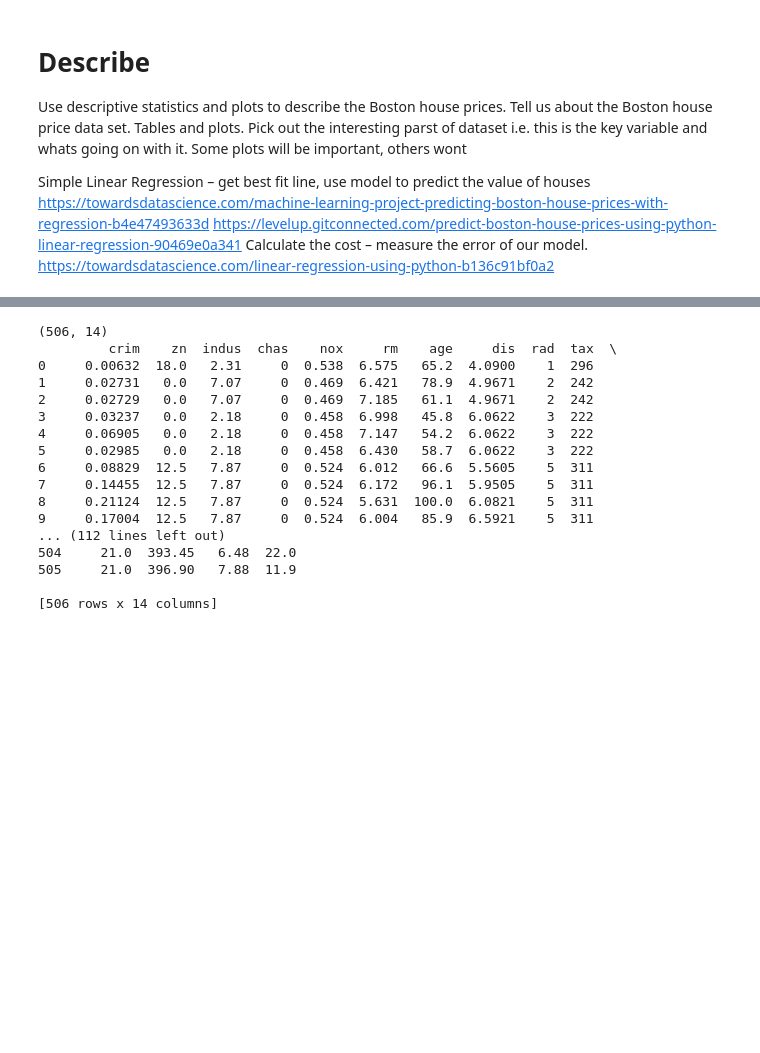
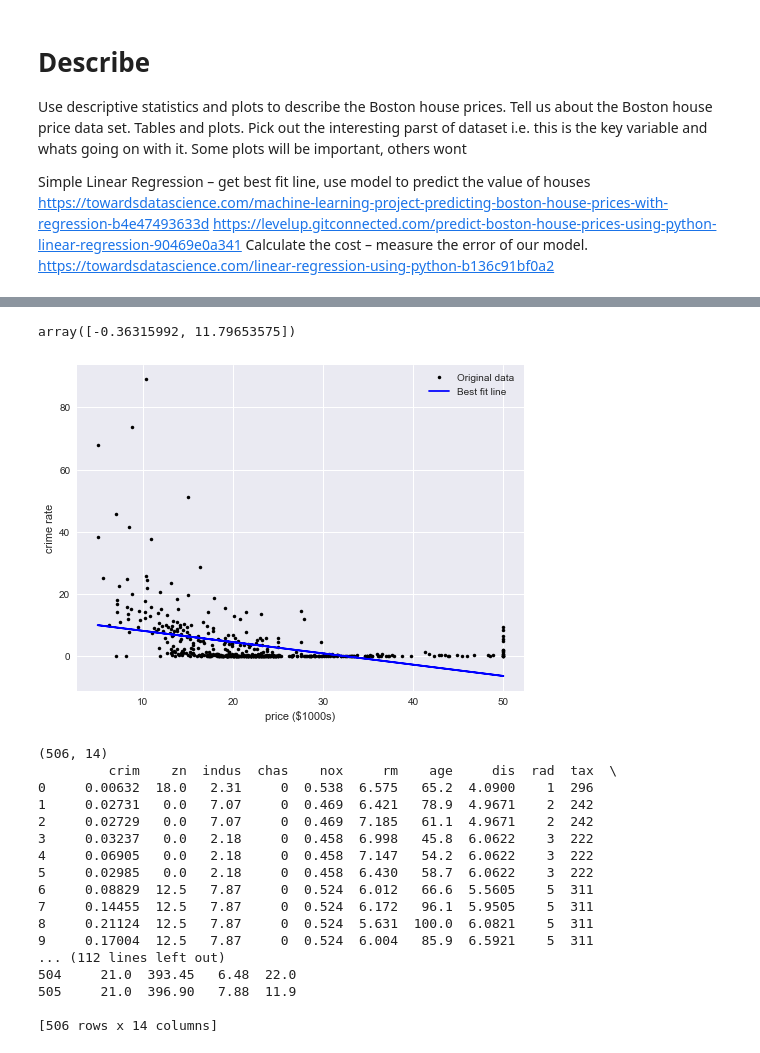
Before and after one commit to davidobrien1/MLSProject, a Jupyter notebook: mlsproject.ipynb, the cells around one changed output, grey strips where cells are left out. Cells and saved outputs as stored; diff of their text form; code cells hidden in the pictures; blank space fills up the shorter version.

Commit message:
Exploring the data, checking if assumptions are correct

```diff
--- a/mlsproject.ipynb
+++ b/mlsproject.ipynb
@@ -41,6 +48,20 @@ medv | median value of owner occupied home in thousands
 # %%
 # load data set and add column headers
 df = pd.read_csv("bostondata.csv")
+# %%
+np.polyfit(df.medv, df.crim, 1)
+# %% [output]
+array([-0.36315992, 11.79653575])
+# %%
+# Plot the best fit line
+plt.plot(df.medv, df.crim, 'k.', label='Original data')
+plt.plot(df.medv, -0.36315992 * df.medv + 11.79653575, 'b-', label='Best fit line')
+plt.xlabel('price ($1000s)')
+plt.ylabel('crime rate')
+plt.legend()
+plt.show()
+# %% [output]
+[figure, added]
 # %%
 print(df.shape)
 print(df)
```
Also changed, not shown: parts of 3 cells of this notebook.
